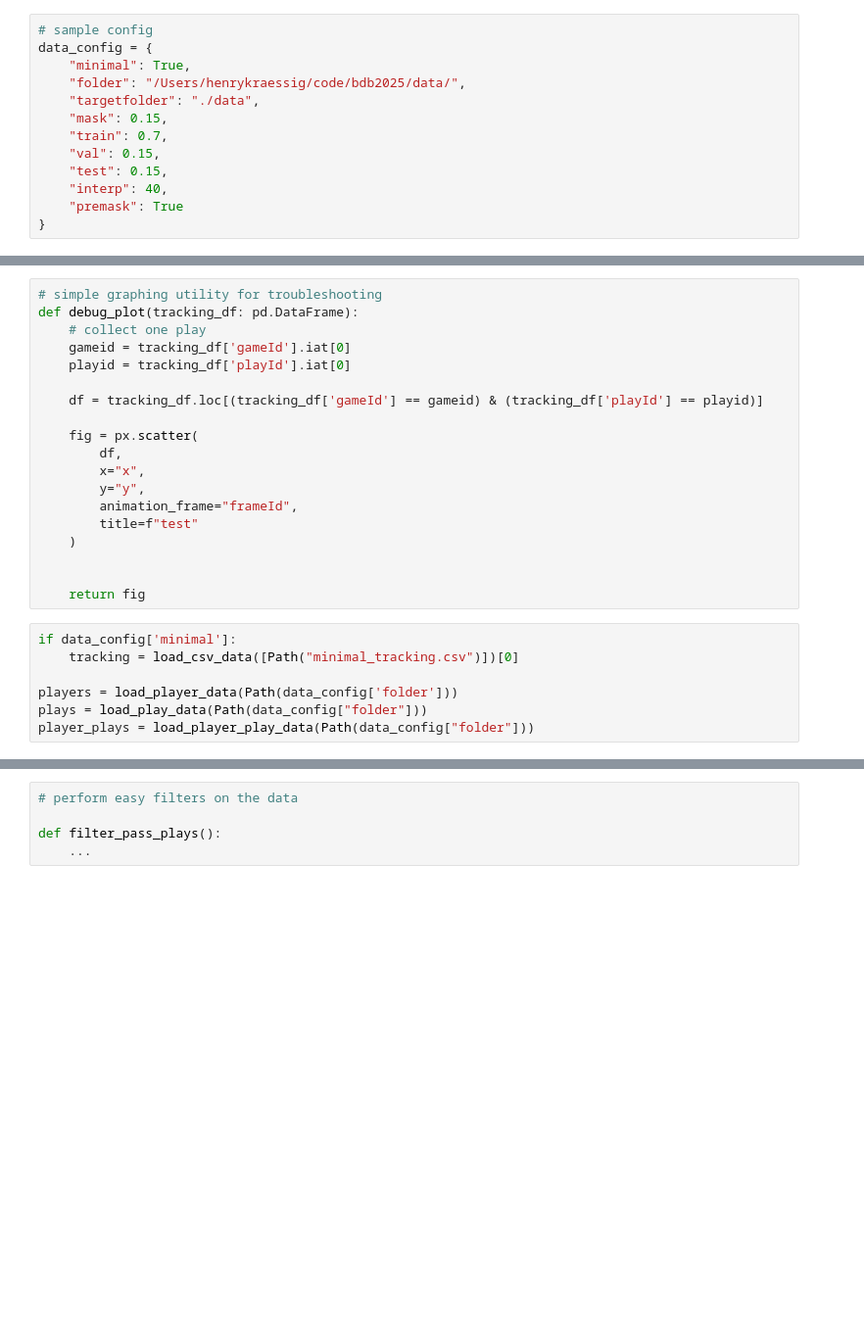
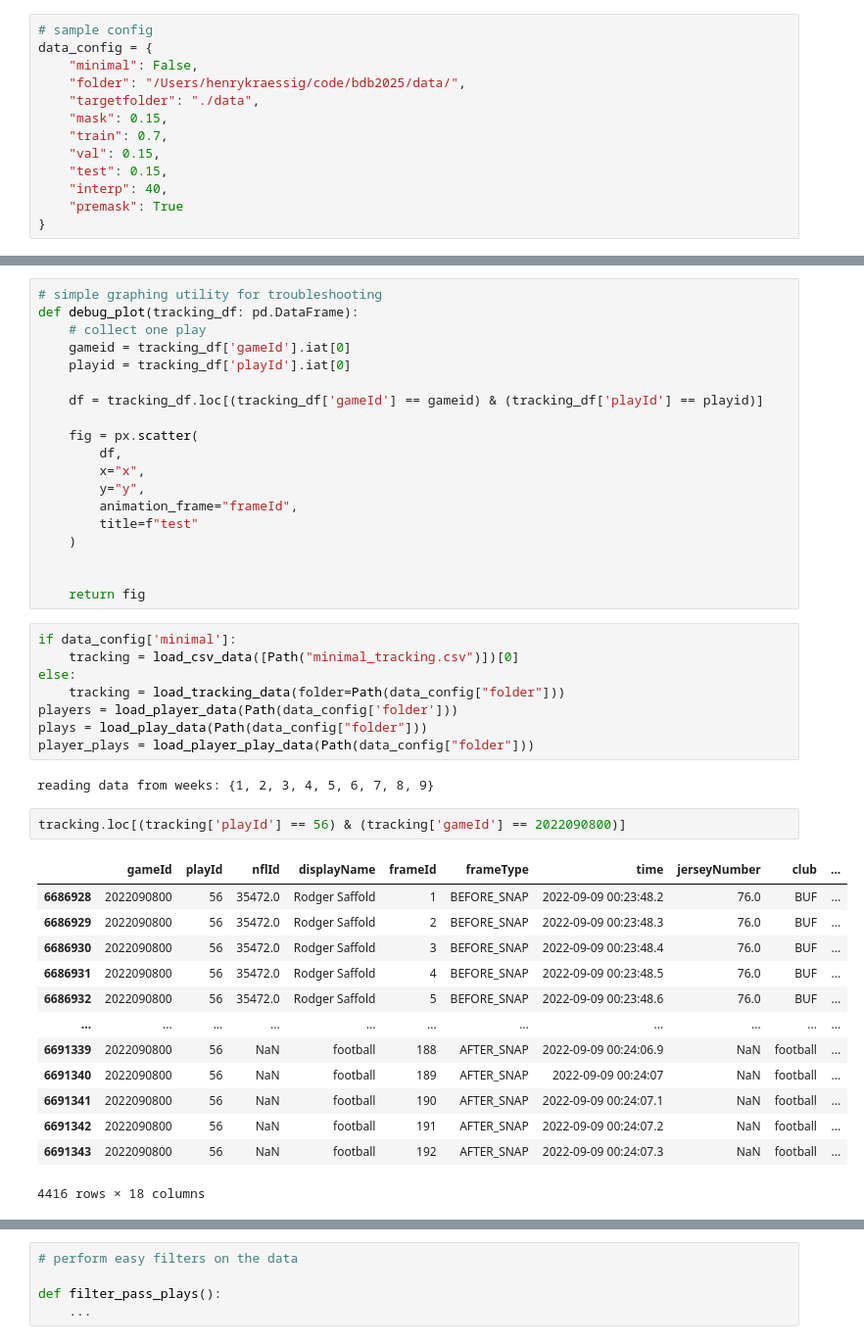
Before and after one commit to henrykra/nflMAE, a Jupyter notebook: scalable_data.ipynb, the cells around one changed output, grey strips where cells are left out. Shown at 98% size. Cells and saved outputs as stored; diff of their text form; blank space fills up the shorter version.

```diff
--- a/scalable_data.ipynb
+++ b/scalable_data.ipynb
@@ -11,7 +11,7 @@ logger = logging.getLogger(__name__)
 # %%
 # sample config
 data_config = {
-    "minimal": True,
+    "minimal": False,
     "folder": "/Users/henrykraessig/code/bdb2025/data/",
     "targetfolder": "./data",
     "mask": 0.15,
@@ -119,7 +119,26 @@ def debug_plot(tracking_df: pd.DataFrame):
 # %%
 if data_config['minimal']:
     tracking = load_csv_data([Path("minimal_tracking.csv")])[0]
-
+else:
+    tracking = load_tracking_data(folder=Path(data_config["folder"]))
 players = load_player_data(Path(data_config['folder']))
 plays = load_play_data(Path(data_config["folder"]))
 player_plays = load_player_play_data(Path(data_config["folder"]))
+# %% [output]
+reading data from weeks: {1, 2, 3, 4, 5, 6, 7, 8, 9}
+# %%
+tracking.loc[(tracking['playId'] == 56) & (tracking['gameId'] == 2022090800)]
+# %% [output]
+|  | gameId | playId | nflId | displayName | frameId | frameType | time | jerseyNumber | club | ... |
+| 6686928 | 2022090800 | 56 | 35472.0 | Rodger Saffold | 1 | BEFORE_SNAP | 2022-09-09 00:23:48.2 | 76.0 | BUF | ... |
+| 6686929 | 2022090800 | 56 | 35472.0 | Rodger Saffold | 2 | BEFORE_SNAP | 2022-09-09 00:23:48.3 | 76.0 | BUF | ... |
+| 6686930 | 2022090800 | 56 | 35472.0 | Rodger Saffold | 3 | BEFORE_SNAP | 2022-09-09 00:23:48.4 | 76.0 | BUF | ... |
+| 6686931 | 2022090800 | 56 | 35472.0 | Rodger Saffold | 4 | BEFORE_SNAP | 2022-09-09 00:23:48.5 | 76.0 | BUF | ... |
+| 6686932 | 2022090800 | 56 | 35472.0 | Rodger Saffold | 5 | BEFORE_SNAP | 2022-09-09 00:23:48.6 | 76.0 | BUF | ... |
+| ... | ... | ... | ... | ... | ... | ... | ... | ... | ... | ... |
+| 6691339 | 2022090800 | 56 | NaN | football | 188 | AFTER_SNAP | 2022-09-09 00:24:06.9 | NaN | football | ... |
+| 6691340 | 2022090800 | 56 | NaN | football | 189 | AFTER_SNAP | 2022-09-09 00:24:07 | NaN | football | ... |
+| 6691341 | 2022090800 | 56 | NaN | football | 190 | AFTER_SNAP | 2022-09-09 00:24:07.1 | NaN | football | ... |
+| 6691342 | 2022090800 | 56 | NaN | football | 191 | AFTER_SNAP | 2022-09-09 00:24:07.2 | NaN | football | ... |
+| 6691343 | 2022090800 | 56 | NaN | football | 192 | AFTER_SNAP | 2022-09-09 00:24:07.3 | NaN | football | ... |
+4416 rows × 18 columns
```
Also changed, not shown: parts of 36 cells of this notebook, 16 other files.
